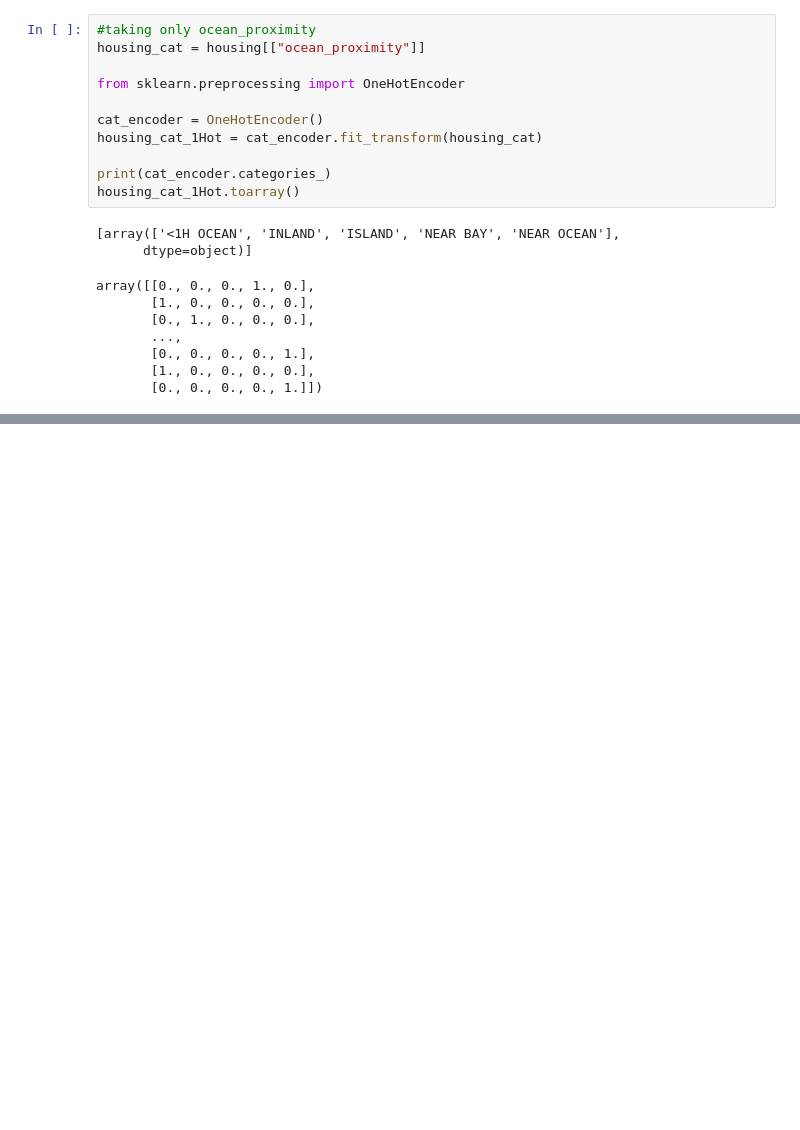
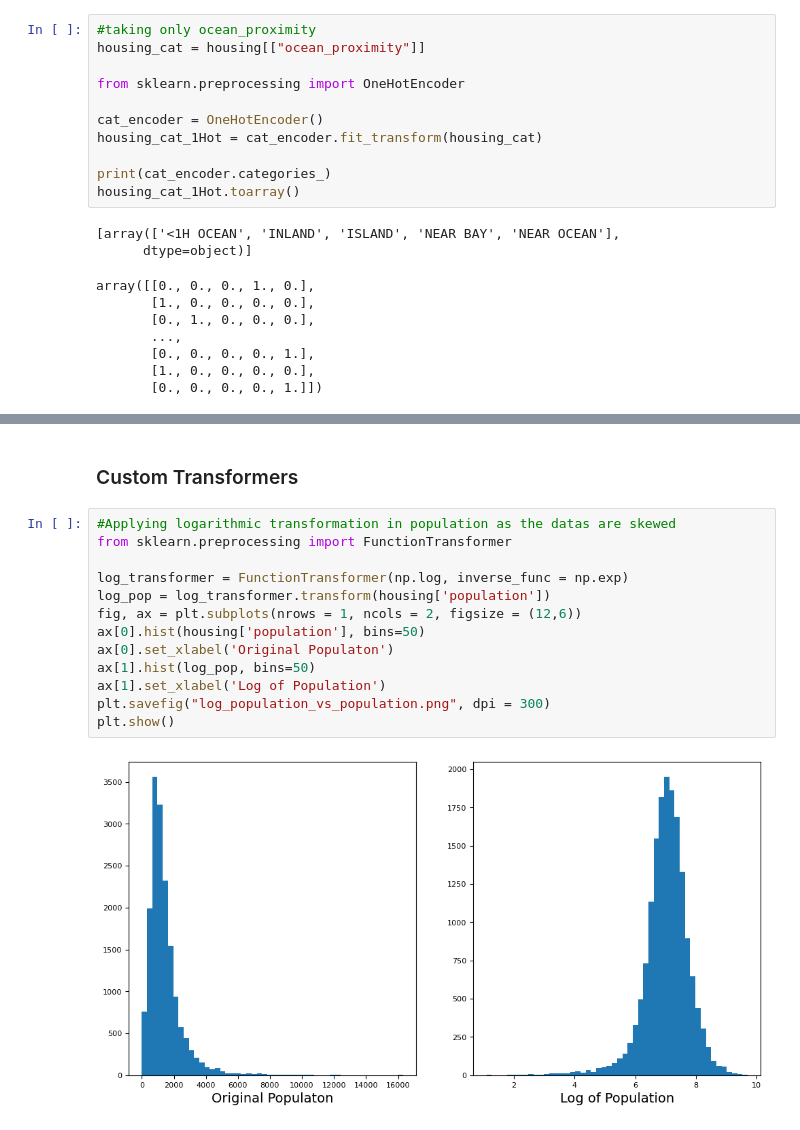
Before and after one commit to iamshishirbhattarai/Machine-Learning, a Jupyter notebook: California Housing Price Prediction/California_housing_price_prediction.ipynb, the cells around one changed output, grey strips where cells are left out. Cells and saved outputs as stored; diff of their text form; blank space fills up the shorter version.

```diff
--- a/California Housing Price Prediction/California_housing_price_prediction.ipynb
+++ b/California Housing Price Prediction/California_housing_price_prediction.ipynb
@@ -279,0 +353,17 @@ array([[0., 0., 0., 1., 0.],
+# %% [markdown]
+### Custom Transformers
+# %%
+#Applying logarithmic transformation in population as the datas are skewed
+from sklearn.preprocessing import FunctionTransformer
+
+log_transformer = FunctionTransformer(np.log, inverse_func = np.exp)
+log_pop = log_transformer.transform(housing['population'])
+fig, ax = plt.subplots(nrows = 1, ncols = 2, figsize = (12,6))
+ax[0].hist(housing['population'], bins=50)
+ax[0].set_xlabel('Original Populaton')
+ax[1].hist(log_pop, bins=50)
+ax[1].set_xlabel('Log of Population')
+plt.savefig("log_population_vs_population.png", dpi = 300)
+plt.show()
+# %% [output]
+[figure, added]
```
Also changed, not shown: parts of 11 cells of this notebook, 2 other files.
